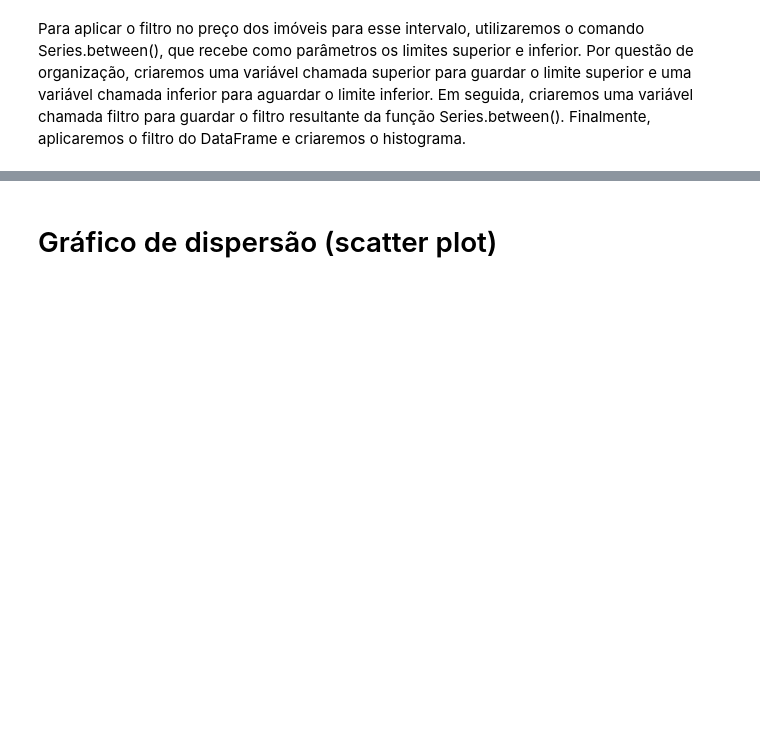
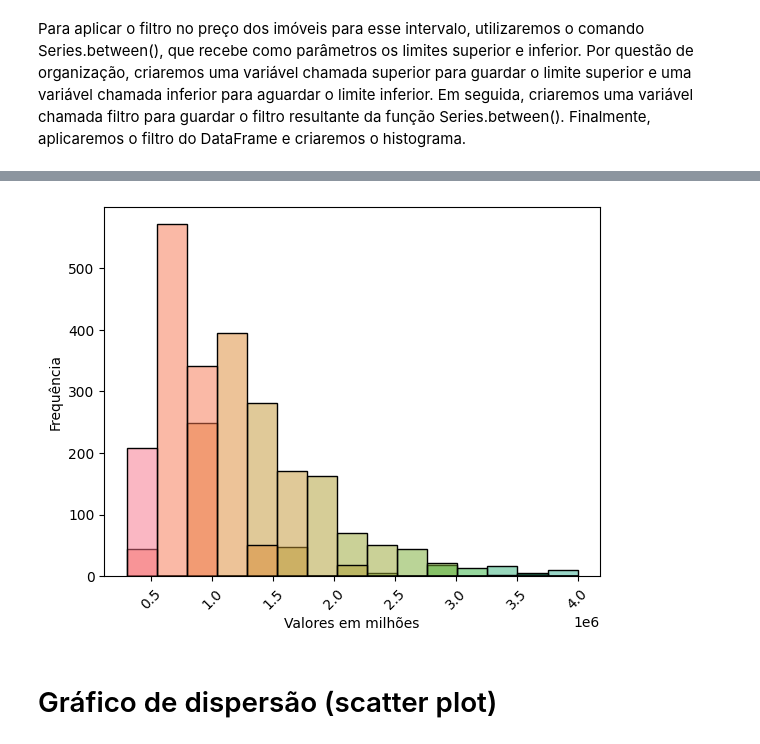
Before and after one commit to cvs2010/Data-Science-Projects, a Jupyter notebook: 00_pandas_tutorial.ipynb, the cells around one changed output, grey strips where cells are left out. Drawn from its saved outputs; the diff is of its cells as text; code cells hidden in the pictures; blank space fills up the shorter version.

```diff
--- a/00_pandas_tutorial.ipynb
+++ b/00_pandas_tutorial.ipynb
@@ -566,3 +640,18 @@ housing[filtro_housing_preco].preco.plot.hist(figsize=(10, 4))
+# %%
+# Criando o histograma com cores variáveis
+sns.histplot(data=housing[filtro_housing_preco].preco, x=housing[filtro_housing_preco].preco, bins=15, hue=bins, legend=False)
+
+# Adicionando rótulos aos eixos
+plt.xlabel('Valores em milhões')
+plt.ylabel('Frequência')
+
+# Rotacionando a exibição do eixo x em 45 graus
+plt.xticks(rotation=45)
+
+# Exibindo o gráfico
+plt.show()
+# %% [output]
+[figure, added]
 # %% [markdown]
 #  Gráfico de dispersão (scatter plot)
 # %% [markdown]
```
Also changed, not shown: parts of 12 cells of this notebook.
